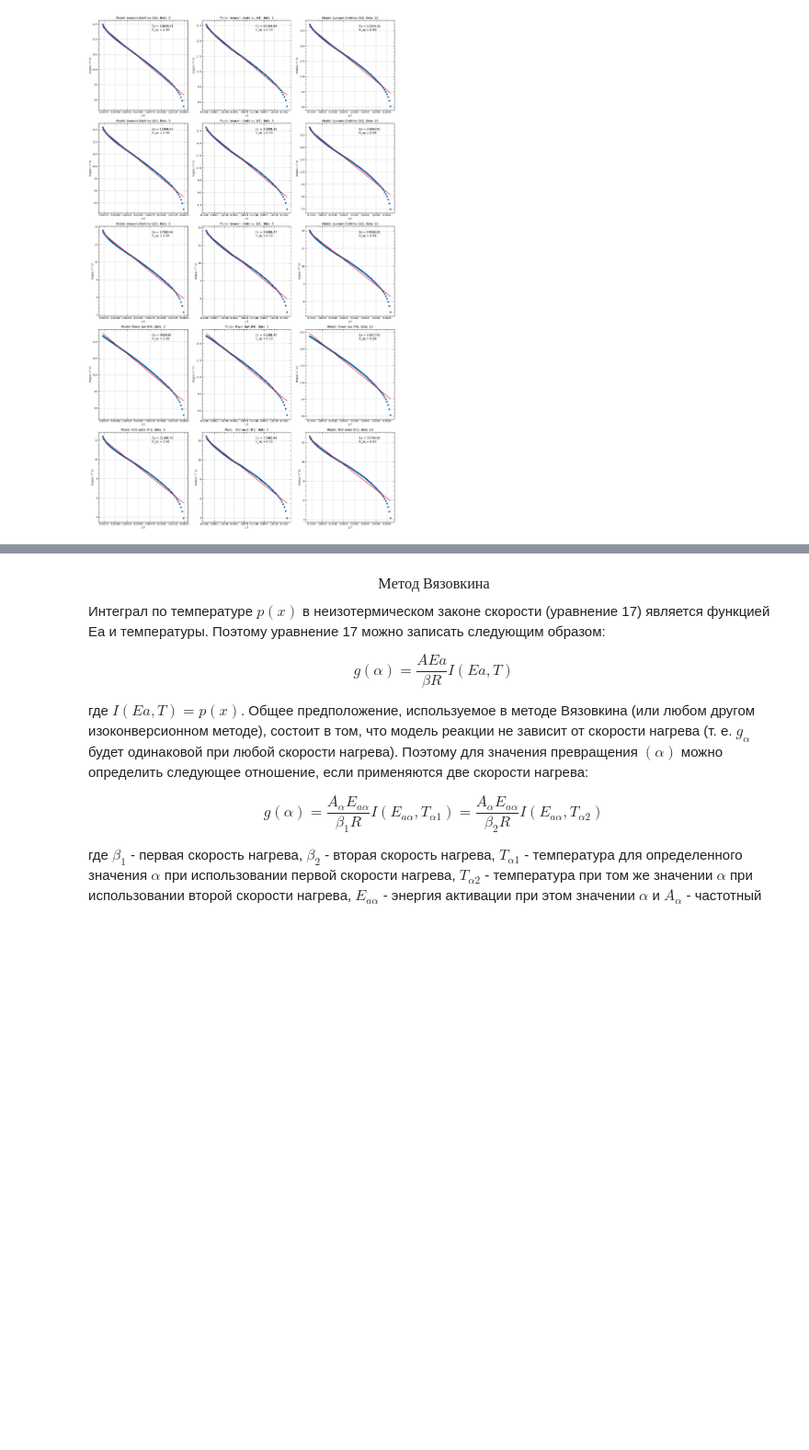
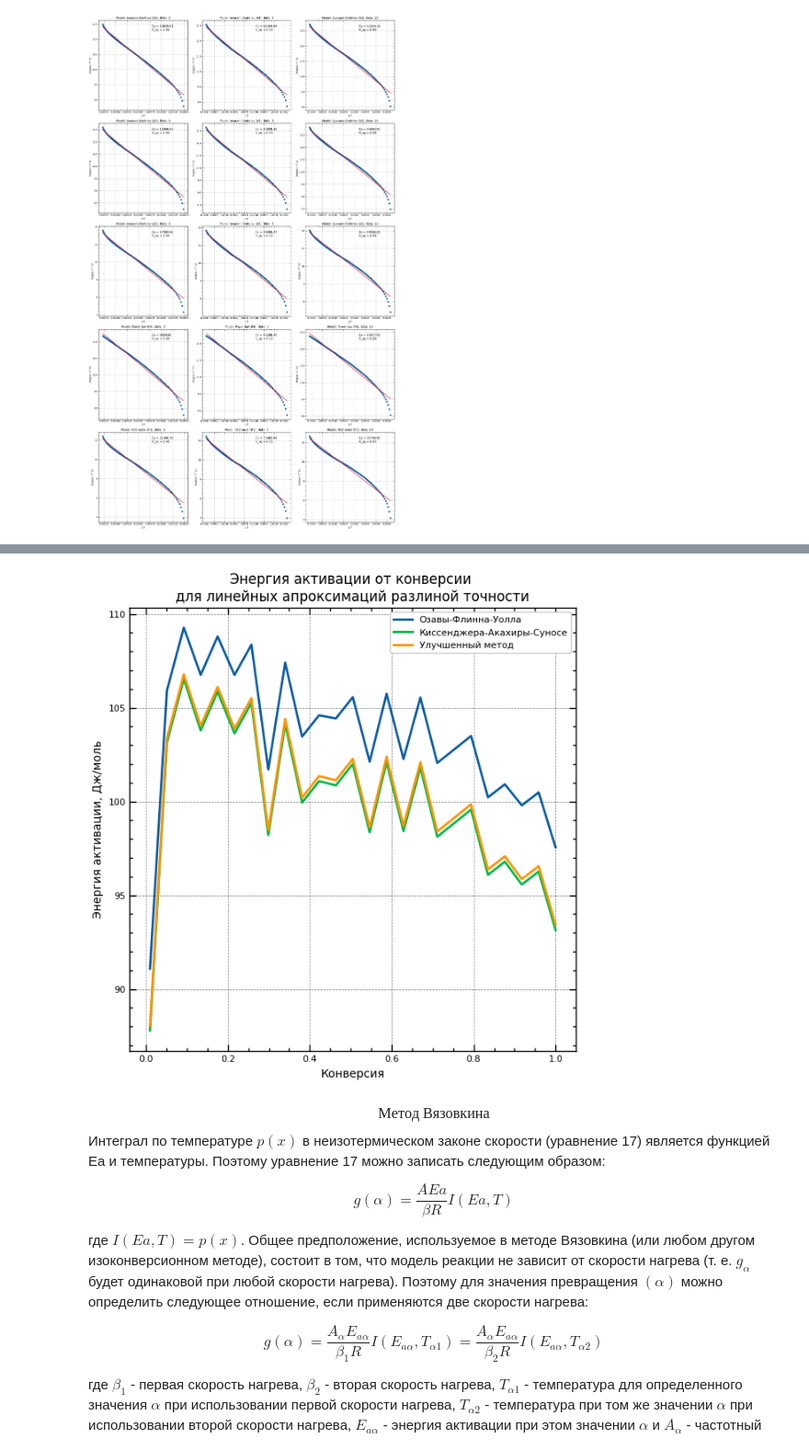
Before and after one commit to kdavjd/isoconversion_study_of_reaction_kinetics, a Jupyter notebook: isoconversion.ipynb, the cells around one changed output, grey strips where cells are left out. Shown at 92% size. Saved outputs shown, nothing was run; the diff lists cells and outputs as text; code cells hidden in the pictures; blank space fills up the shorter version.

```diff
--- a/isoconversion.ipynb
+++ b/isoconversion.ipynb
@@ -993,3 +1138,26 @@ $$\ln\left(\frac{{\alpha}_i}{T^{1.92}_i}\right) = \text{Const} - \frac{1.0008E_a
+# %%
+# фильтруем данные для reaction_0
+reaction_0_data = Ea_df[Ea_df['reaction'] == 'reaction_0']
+
+fig, ax = plt.subplots(figsize=(7,7))
+
+# отрисовываем графики для всех трех методов
+ax.plot(reaction_0_data['conversion'], reaction_0_data['Ea_OFW'], label='Озавы-Флинна-Уолла')
+ax.plot(reaction_0_data['conversion'], reaction_0_data['Ea_KAS'], label='Киссенджера-Акахиры-Суносе')
+ax.plot(reaction_0_data['conversion'], reaction_0_data['Ea_improved'], label='Улучшенный метод')
+
+# устанавливаем подписи осей и название графика
+ax.set_xlabel('Конверсия', fontsize=MEDIUM_SIZE)
+ax.set_ylabel('Энергия активации, Дж/моль', fontsize=MEDIUM_SIZE)
+ax.set_title('Энергия активации от конверсии \nдля линейных апроксимаций разлиной точности', fontsize=BIG_SIZE)
+ax.tick_params(axis='both', which='both', labelsize=SMALL_SIZE)
+
+# добавляем легенду
+ax.legend(fontsize=SMALL_SIZE)
+
+plt.show()
+# %% [output]
+[figure, added]
 # %% [markdown]
 $$ Метод~Вязовкина $$
 Интеграл по температуре $p(x)$ в неизотермическом законе скорости (уравнение 17) является функцией Ea и температуры. Поэтому уравнение 17 можно записать следующим образом:
```
Also changed, not shown: parts of 16 cells of this notebook, 1 other file.
